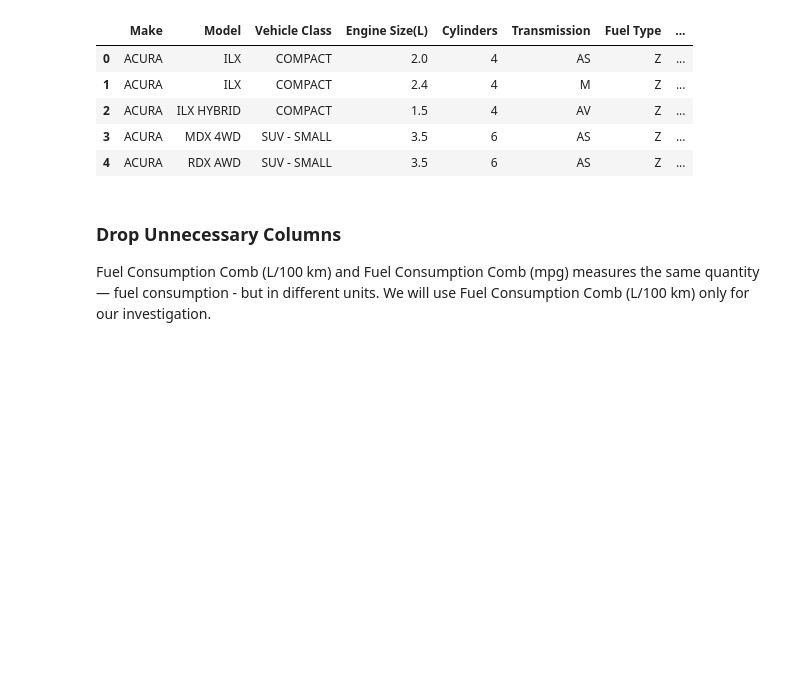
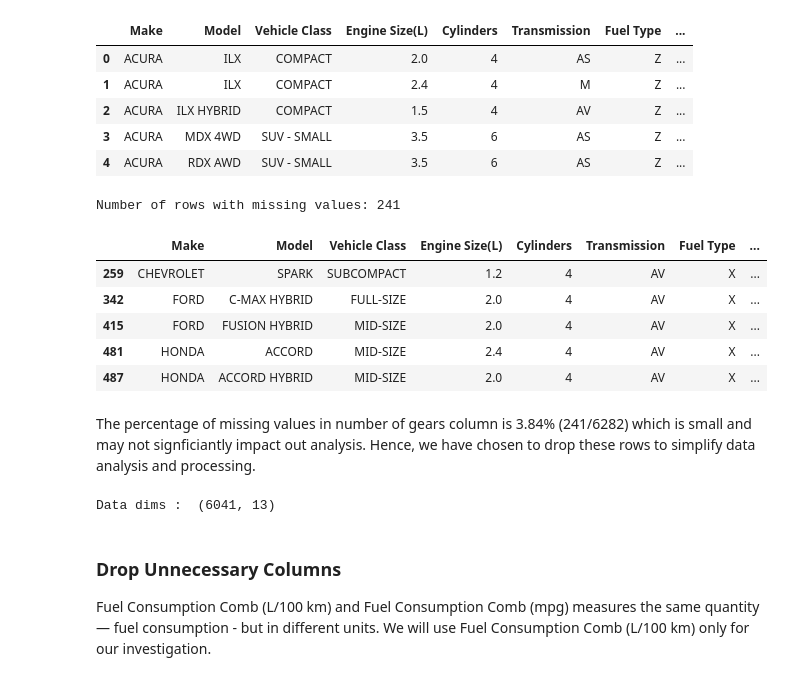
Before and after one commit to imaracoonwelp/SC1015-Project, a Jupyter notebook: Data Preparation and Cleaning.ipynb, the cells around one changed output. Saved outputs shown, nothing was run; the diff lists cells and outputs as text; code cells hidden in the pictures; blank space fills up the shorter version.

```diff
--- a/Data Preparation and Cleaning.ipynb
+++ b/Data Preparation and Cleaning.ipynb
@@ -168,17 +166,16 @@ df_clean.shape
 # %% [markdown]
 ### Create a new column for Number of Gears
 # %%
-df_clean = df_clean.copy()
+# Create a copy of the dataset
+df_clean2 = df_clean.copy()
 
-# Extract numbers from 'Transmission' column
-df_clean['Number of Gears'] = df_clean['Transmission'].str.extract(r'(\d+)', expand=False)
+# Extract number of gears from 'Transmission' column
+df_clean2['Number of Gears'] = df_clean2['Transmission'].str.extract(r'(\d+)', expand=False)
 
-# Remove numbers from 'Transmission' column
-df_clean['Transmission'] = df_clean['Transmission'].str.replace(r'\d+', '', regex=True)
+# Remove number of gears from 'Transmission' column
+df_clean2['Transmission'] = df_clean2['Transmission'].str.replace(r'\d+', '', regex=True)
 
-# Create a Missing Value Category 'NA' for Number of Gears variable
-df_clean['Number of Gears']=df_clean['Number of Gears'].fillna('NA')
-df_clean.head()
+df_clean2.head()
 # %% [output]
 |  | Make | Model | Vehicle Class | Engine Size(L) | Cylinders | Transmission | Fuel Type | ... |
 | 0 | ACURA | ILX | COMPACT | 2.0 | 4 | AS | Z | ... |
@@ -186,6 +183,32 @@ df_clean.head()
 | 2 | ACURA | ILX HYBRID | COMPACT | 1.5 | 4 | AV | Z | ... |
 | 3 | ACURA | MDX 4WD | SUV - SMALL | 3.5 | 6 | AS | Z | ... |
 | 4 | ACURA | RDX AWD | SUV - SMALL | 3.5 | 6 | AS | Z | ... |
+# %%
+# Check for missing values in number of gears column
+print("Number of rows with missing values:",df_clean2["Number of Gears"].isnull().sum())
+# %% [output]
+Number of rows with missing values: 241
+# %%
+# Extract rows with null values in the "Number of Gears" column
+rows_with_null_gears = df_clean2[df_clean2["Number of Gears"].isnull()]
+
+# Display the extracted rows
+rows_with_null_gears.head()
+# %% [output]
+|  | Make | Model | Vehicle Class | Engine Size(L) | Cylinders | Transmission | Fuel Type | ... |
+| 259 | CHEVROLET | SPARK | SUBCOMPACT | 1.2 | 4 | AV | X | ... |
+| 342 | FORD | C-MAX HYBRID | FULL-SIZE | 2.0 | 4 | AV | X | ... |
+| 415 | FORD | FUSION HYBRID | MID-SIZE | 2.0 | 4 | AV | X | ... |
+| 481 | HONDA | ACCORD | MID-SIZE | 2.4 | 4 | AV | X | ... |
+| 487 | HONDA | ACCORD HYBRID | MID-SIZE | 2.0 | 4 | AV | X | ... |
+# %% [markdown]
+The percentage of missing values in number of gears column is 3.84% (241/6282) which is small and may not signficiantly impact out analysis. Hence, we have chosen to drop these rows to simplify data analysis and processing.
+# %%
+# Drop the rows with null values in the "Number of Gears" column
+df_clean2.dropna(subset=["Number of Gears"], inplace=True)
+print("Data dims : ", df_clean2.shape)
+# %% [output]
+Data dims :  (6041, 13)
 # %% [markdown]
 ### Drop Unnecessary Columns
 Fuel Consumption Comb (L/100 km) and Fuel Consumption Comb (mpg) measures the same quantity — fuel consumption - but in different units.
```
Also changed, not shown: parts of 12 cells of this notebook, 5 other files.
